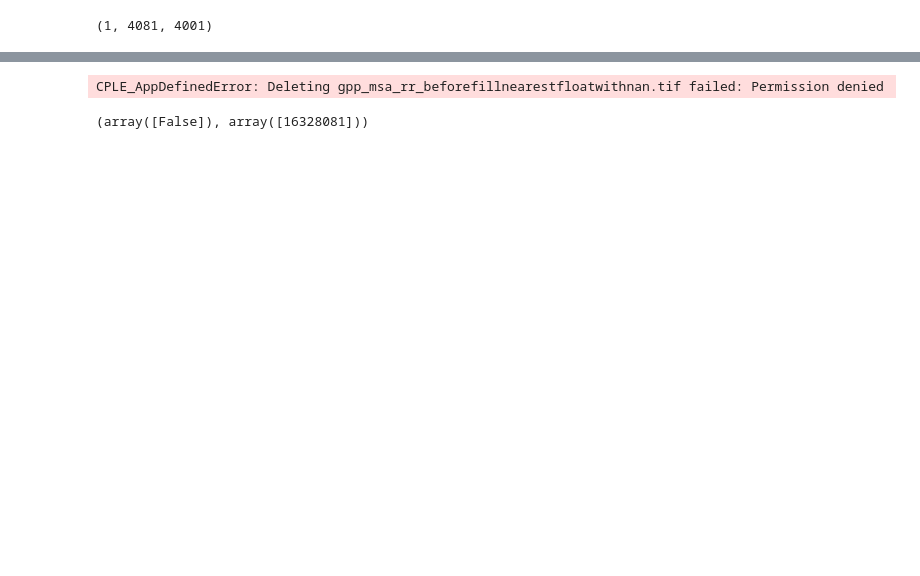
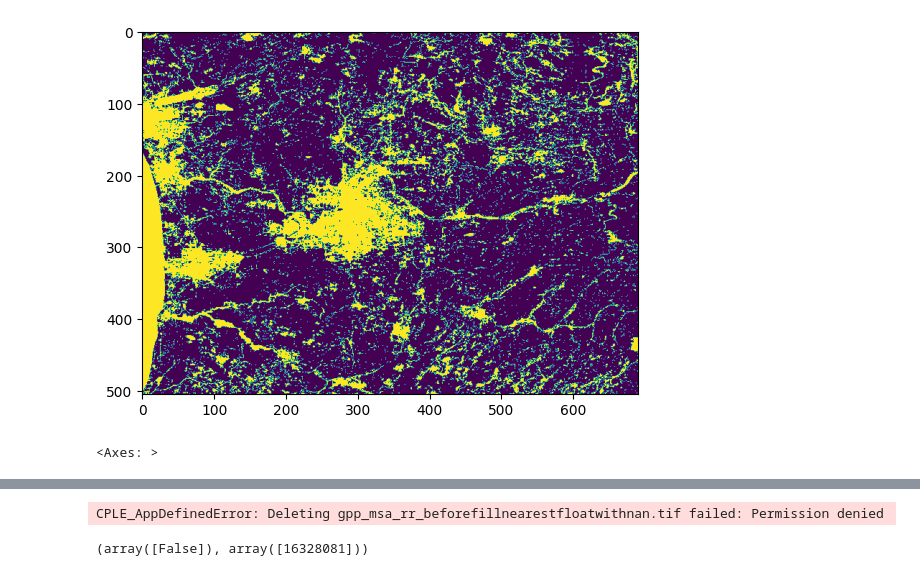
Before and after one commit to qifan-wu/urban_greening_windows, a Jupyter notebook: downscale_test.ipynb, the cells around one changed output, grey strips where cells are left out. Saved outputs shown, nothing was run; the diff lists cells and outputs as text; code cells hidden in the pictures; blank space fills up the shorter version.

```diff
--- a/downscale_test.ipynb
+++ b/downscale_test.ipynb
@@ -2,6 +2,7 @@
 import rasterio
 from rasterio.mask import mask
 import geopandas as gpd
+import numpy as np
 
 msa_file = '../urban_greening/msa/michiganMSA_reprojected.shp'
 gpp_file = "../urban_greening/nov.15/michigan_test/modis-250-gpp-2015001.tif"
@@ -13,17 +14,19 @@ ua_file = "../urban_greening/gis_processed/ua/ua_30.tif"
 msa=gpd.read_file(msa_file)
 msa=msa[msa['NAMELSAD']=='Grand Rapids-Wyoming-Kentwood, MI Metro Area'] # Subsetting to my AOI
 
+
+
 with rasterio.open(gpp_file) as gpp_dstrd:
-    Vector=msa.to_crs(gpp_dstrd.crs)
-    msa_crs = Vector.crs
+    msa_crsgpp=msa.to_crs(gpp_dstrd.crs)
+    msa_crs = msa_crsgpp.crs
     gpp_crs = gpp_dstrd.crs
-    gpp_clip_image, gpp_clip_transform=mask(gpp_dstrd,Vector.geometry,crop=True)
+    gpp_clip_image, gpp_clip_transform=mask(gpp_dstrd,msa_crsgpp.geometry,crop=True, filled=False) #filled false
 
 
     # replace fillvalue 65535 with np.nan
     gpp_clip_image = np.where(gpp_clip_image == 65535, np.nan, gpp_clip_image)
 
-    gpp_msa = gpp_clip_image[:][:][0]
+    gpp_msa = gpp_clip_image[0]
 
     from shapely.geometry import mapping
     geometries = [mapping(geom) for geom in msa.geometry]
@@ -37,7 +40,8 @@ with rasterio.open(gpp_file) as gpp_dstrd:
 
         # Clip the raster using the reprojected geometries
         nlcd_clip_image, nlcd_clip_transform = mask(nlcd_dstrd, geometries, crop=True)
-        nlcd_msa = nlcd_clip_image[:][:][0]
+
+        nlcd_msa = nlcd_clip_image[0]
 
 
 
@@ -52,34 +56,57 @@ with rasterio.open(gpp_file) as gpp_dstrd:
             src_transform=gpp_clip_transform,
             src_crs=gpp_crs,
             dst_transform=nlcd_clip_transform,
             dst_crs=nlcd_crs,
             resampling=Resampling.nearest, # use nearest to prevent unreasonable upscaling
             src_nodata=np.nan
         )
 
 
 
         with rasterio.open(ua_file) as ua_dstrd:
             ua_crs = ua_dstrd.crs
 
             ua_clip_image, ua_clip_transform = mask(ua_dstrd, geometries, crop=True)
             ua_msa = ua_clip_image[:][:][0]
 
             import numpy as np
             ua_msa_rr = np.empty((ua_clip_image.shape[1], ua_clip_image.shape[2]), dtype=ua_dstrd.meta['dtype'])
 
             from rasterio.enums import Resampling
             from rasterio.warp import calculate_default_transform, reproject
             reproject(
                 source=ua_msa,
                 destination=ua_msa_rr,
                 src_transform=ua_clip_transform,
                 src_crs=ua_crs,
                 dst_transform=nlcd_clip_transform,
                 dst_crs=nlcd_crs,
                 resampling=Resampling.nearest
             )
+
+        nee_month_us_file = '../output/nee.tif'
+        with rasterio.open(nee_month_us_file) as nee_dstrd:
+            nee_crs = gpp_crs
+
+            # clip nee raster with shape
+            nee_clip_image, nee_clip_transform = mask(nee_dstrd, [mapping(geom) for geom in msa_crsgpp.geometry], crop=True, all_touched=True)  # Include all touched pixels)
+            nee_clip_image = np.where(nee_clip_image == -9999, np.nan, nee_clip_image)
+
+            nee_msa = nee_clip_image[0]
+            nee_msa_fine = np.empty((nlcd_clip_image.shape[1], nlcd_clip_image.shape[2]), dtype=np.float32)
+            reproject(
+                source=nee_msa,
+                destination=nee_msa_fine,
+                src_transform=nee_clip_transform,
+                src_crs=nee_crs,
+                dst_transform=nlcd_clip_transform,
+                dst_crs=nlcd_crs,
+                resampling=Resampling.nearest, # use nearest to prevent unreasonable upscaling
+                src_nodata=-9999
+            )
+
+
+rasterio.plot.show(gpp_msa)
+# %% [output]
+[figure, added]
+<Axes: >
-# %%
-nlcd_clip_image.shape
-# %% [output]
-(1, 4081, 4001)
```
Also changed, not shown: parts of 38 cells of this notebook, 2 other files.
